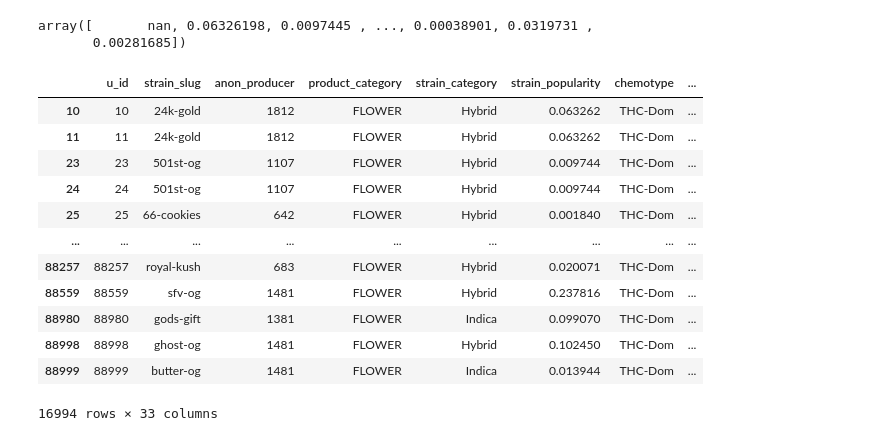
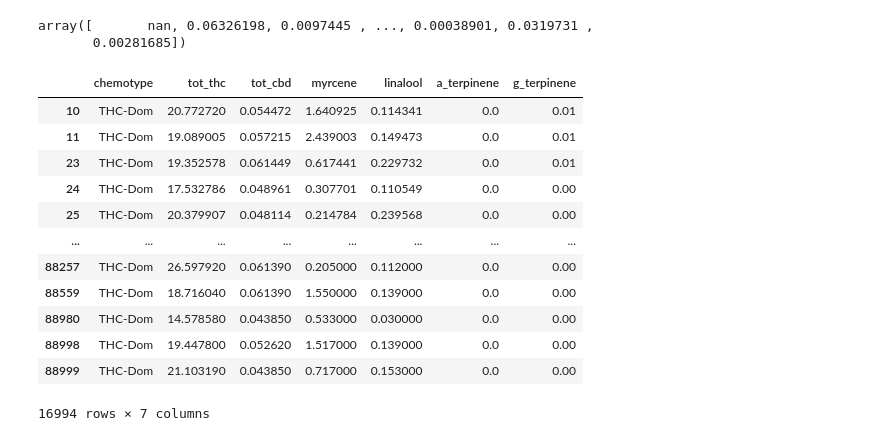
Before and after one commit to jseool/stat158final, a Jupyter notebook: Reanalysis.ipynb, the cells around one changed output. Drawn from its saved outputs; the diff is of its cells as text; code cells hidden in the pictures.

```diff
--- a/Reanalysis.ipynb
+++ b/Reanalysis.ipynb
@@ -40,18 +41,19 @@ array([       nan, 0.06326198, 0.0097445 , ..., 0.00038901, 0.0319731 ,
        0.00281685])
 # %%
 dat = dat.dropna()
-dat
+df = dat[['chemotype', 'tot_thc', 'tot_cbd', 'myrcene', 'linalool', 'a_terpinene', 'g_terpinene']]
+df
 # %% [output]
-|  | u_id | strain_slug | anon_producer | product_category | strain_category | strain_popularity | chemotype | ... |
-| 10 | 10 | 24k-gold | 1812 | FLOWER | Hybrid | 0.063262 | THC-Dom | ... |
-| 11 | 11 | 24k-gold | 1812 | FLOWER | Hybrid | 0.063262 | THC-Dom | ... |
-| 23 | 23 | 501st-og | 1107 | FLOWER | Hybrid | 0.009744 | THC-Dom | ... |
-| 24 | 24 | 501st-og | 1107 | FLOWER | Hybrid | 0.009744 | THC-Dom | ... |
-| 25 | 25 | 66-cookies | 642 | FLOWER | Hybrid | 0.001840 | THC-Dom | ... |
-| ... | ... | ... | ... | ... | ... | ... | ... | ... |
-| 88257 | 88257 | royal-kush | 683 | FLOWER | Hybrid | 0.020071 | THC-Dom | ... |
-| 88559 | 88559 | sfv-og | 1481 | FLOWER | Hybrid | 0.237816 | THC-Dom | ... |
-| 88980 | 88980 | gods-gift | 1381 | FLOWER | Indica | 0.099070 | THC-Dom | ... |
-| 88998 | 88998 | ghost-og | 1481 | FLOWER | Hybrid | 0.102450 | THC-Dom | ... |
-| 88999 | 88999 | butter-og | 1481 | FLOWER | Indica | 0.013944 | THC-Dom | ... |
+|  | chemotype | tot_thc | tot_cbd | myrcene | linalool | a_terpinene | g_terpinene |
+| 10 | THC-Dom | 20.772720 | 0.054472 | 1.640925 | 0.114341 | 0.0 | 0.01 |
+| 11 | THC-Dom | 19.089005 | 0.057215 | 2.439003 | 0.149473 | 0.0 | 0.01 |
+| 23 | THC-Dom | 19.352578 | 0.061449 | 0.617441 | 0.229732 | 0.0 | 0.01 |
+| 24 | THC-Dom | 17.532786 | 0.048961 | 0.307701 | 0.110549 | 0.0 | 0.00 |
+| 25 | THC-Dom | 20.379907 | 0.048114 | 0.214784 | 0.239568 | 0.0 | 0.00 |
+| ... | ... | ... | ... | ... | ... | ... | ... |
+| 88257 | THC-Dom | 26.597920 | 0.061390 | 0.205000 | 0.112000 | 0.0 | 0.00 |
+| 88559 | THC-Dom | 18.716040 | 0.061390 | 1.550000 | 0.139000 | 0.0 | 0.00 |
+| 88980 | THC-Dom | 14.578580 | 0.043850 | 0.533000 | 0.030000 | 0.0 | 0.00 |
+| 88998 | THC-Dom | 19.447800 | 0.052620 | 1.517000 | 0.139000 | 0.0 | 0.00 |
+| 88999 | THC-Dom | 21.103190 | 0.043850 | 0.717000 | 0.153000 | 0.0 | 0.00 |
-16994 rows × 33 columns
+16994 rows × 7 columns
```
Also changed, not shown: parts of 12 cells of this notebook.
